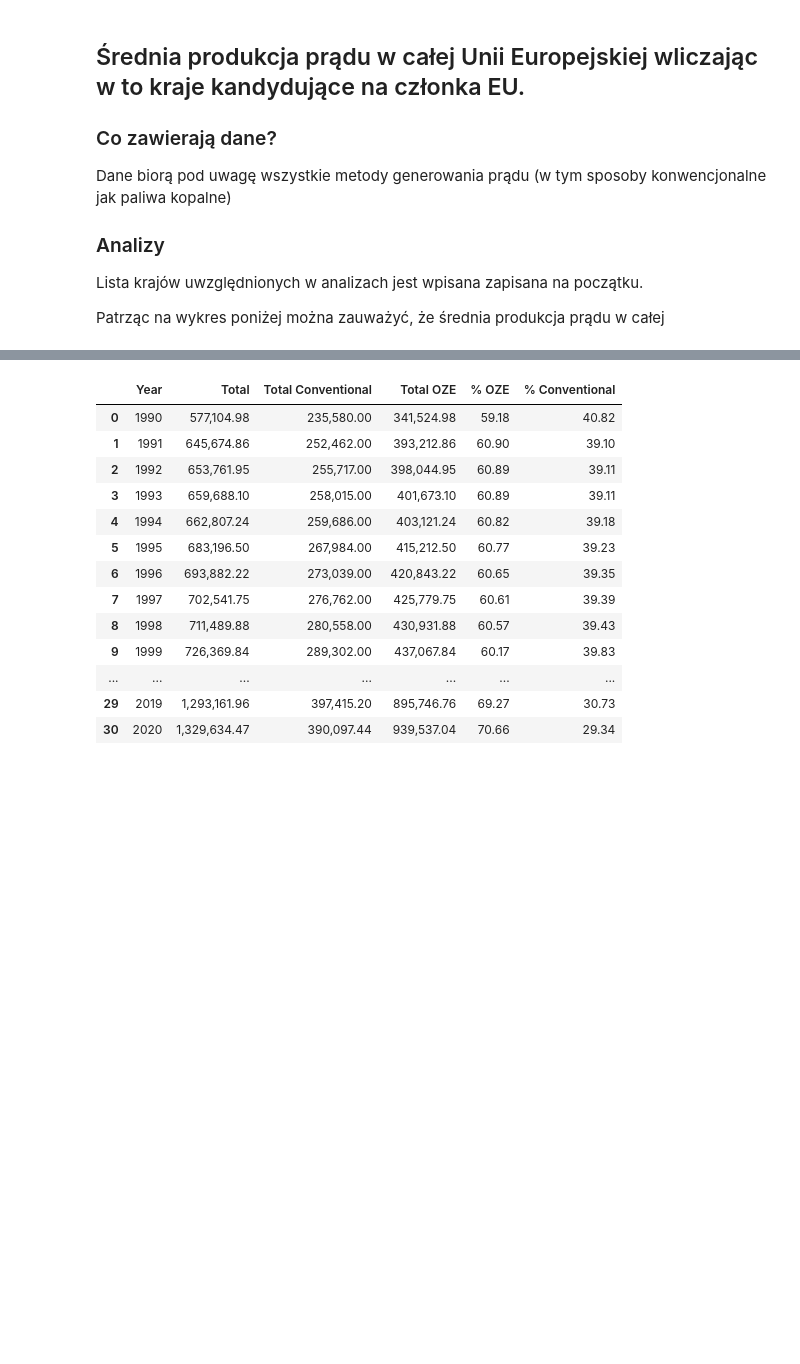
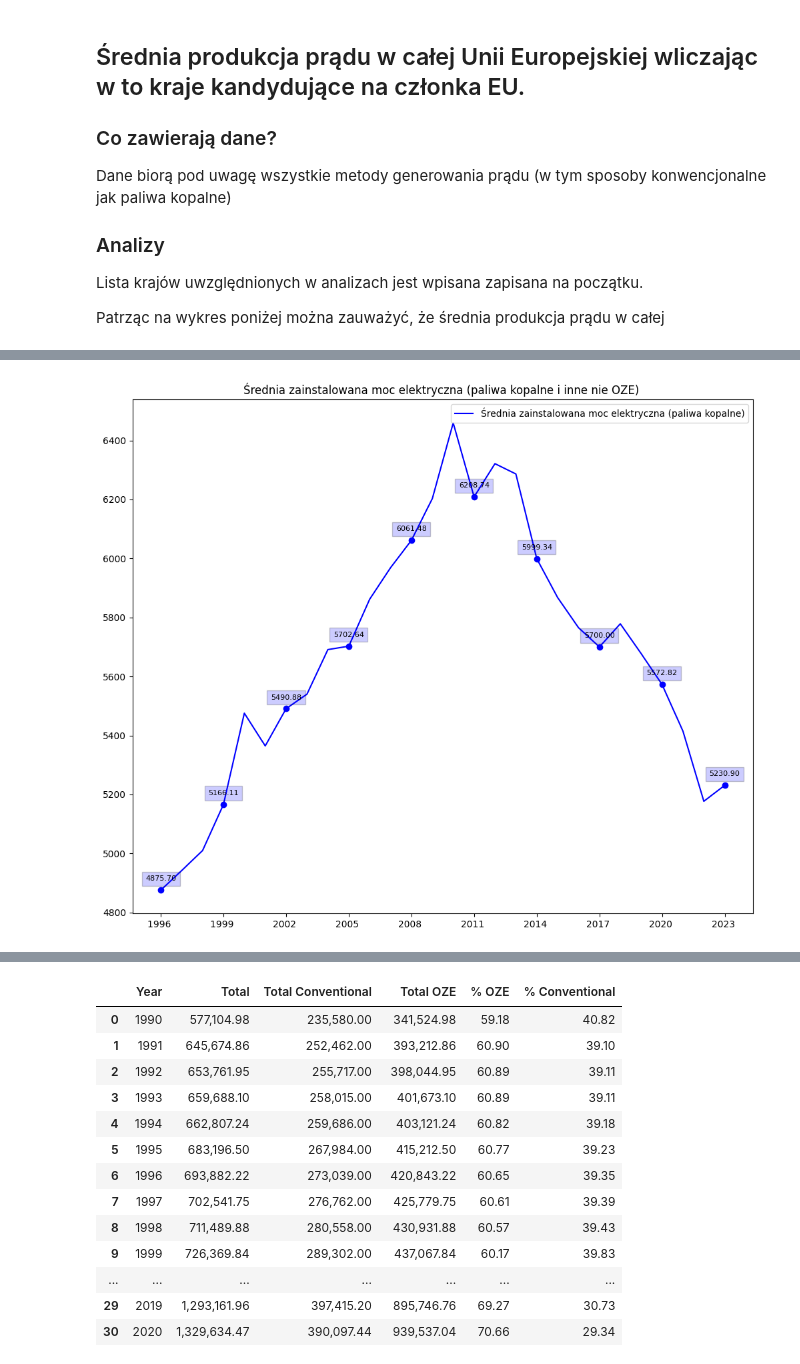
Before and after one commit to tismiracle/Share-of-energy-from-renewable-sources--nrg_ind_share-, a Jupyter notebook: notebook.ipynb, the cells around one changed output, grey strips where cells are left out. Saved outputs shown, nothing was run; the diff lists cells and outputs as text; code cells hidden in the pictures; blank space fills up the shorter version.

```diff
--- a/notebook.ipynb
+++ b/notebook.ipynb
@@ -448,29 +451,31 @@ for country in list_of_all_countries:
 # %%
 #ŚREDNIA PRODUKCJA PRĄDU Z FOSSIL FUELS
 df_EU_FOSSIL = df_sorted
 
 
 
 #PRZEKONWERTUJ WARTOSCI NA LICZBY I UZUPELNIJ NA
 df_EU_FOSSIL_converted = convert_to_numeric_and_fillna(df_EU_FOSSIL, 0, 6, 0)
 df_EU_FOSSIL_converted
 
 df_EU_FOSSIL.iloc[:, 6] = df_EU_FOSSIL_converted
 df_EU_FOSSIL
 
 fossil_filtered_df = df_EU_FOSSIL[((df_EU_FOSSIL["Type of fuel"] == "X9900") | (df_EU_FOSSIL["Type of fuel"] == "CF")) & (df_EU_FOSSIL["Type of measure"] == "CAP_NET_ELC") & (df_EU_FOSSIL["Operator"] == "PRR_MAIN")]
 fossil_filtered_df = fossil_filtered_df[(fossil_filtered_df["Country"] != "EA20") & (fossil_filtered_df["Country"] != "EU27_2020")]
 # fossil_filtered_df
 fossil_filtered_df = convert_to_numeric_and_fillna(fossil_filtered_df, 0, 6, 0)
 
 
 fossil_means = iter_through_cols(fossil_filtered_df.iloc[:, 6:], pandas.Series.mean)
 fossil_means
 fossil_means = convert_dict_to_df(fossil_means, "Years", "Means")
 
 fossil_means
 
-fossil_chart = create_plot(fossil_means["Years"].values, fossil_means["Means"].values, 3, "Średnia zainstalowana moc elektryczna (paliwa kopalne i inne nie OZE) ", "Średnia zainstalowana moc elektryczna (paliwa kopalne)", disp_in_jupyter=False)
+fossil_chart = create_plot(fossil_means["Years"].values, fossil_means["Means"].values, 3, "Średnia zainstalowana moc elektryczna (paliwa kopalne i inne nie OZE) ", "Średnia zainstalowana moc elektryczna (paliwa kopalne)", disp_in_jupyter=True)
+# %% [output]
+[figure, added]
 # %%
 #ŚREDNIA PRODUKCJA PRĄDU Z KONWENCJONALNYCH SPOSOBÓW DLA POSZCZEGÓLNYCH PAŃSTW
 
```
Also changed, not shown: parts of 4 cells of this notebook.
